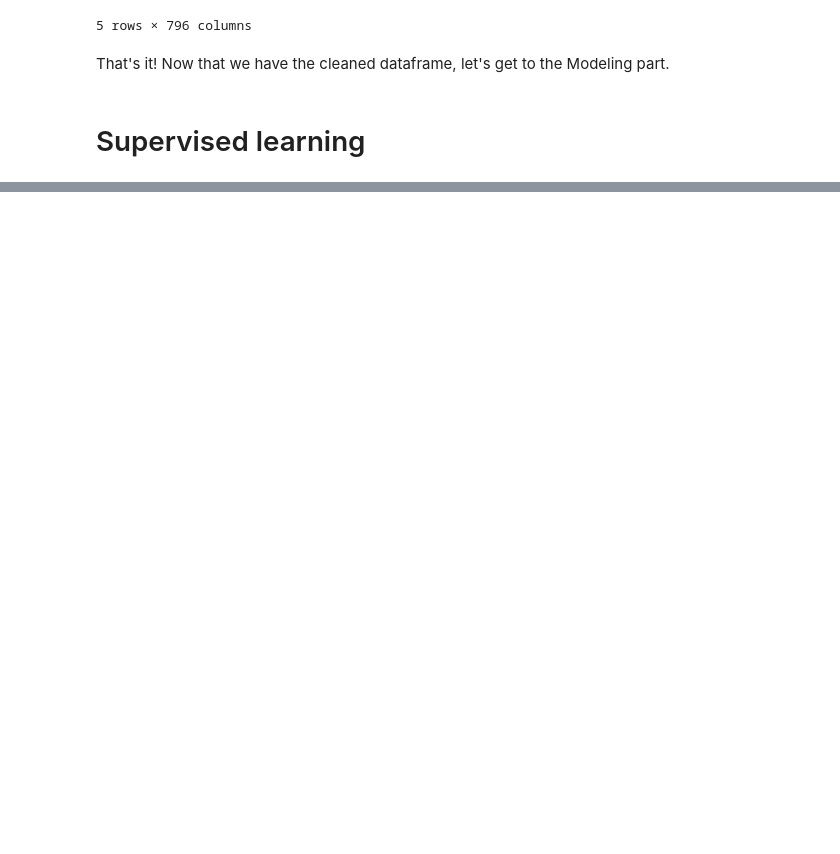
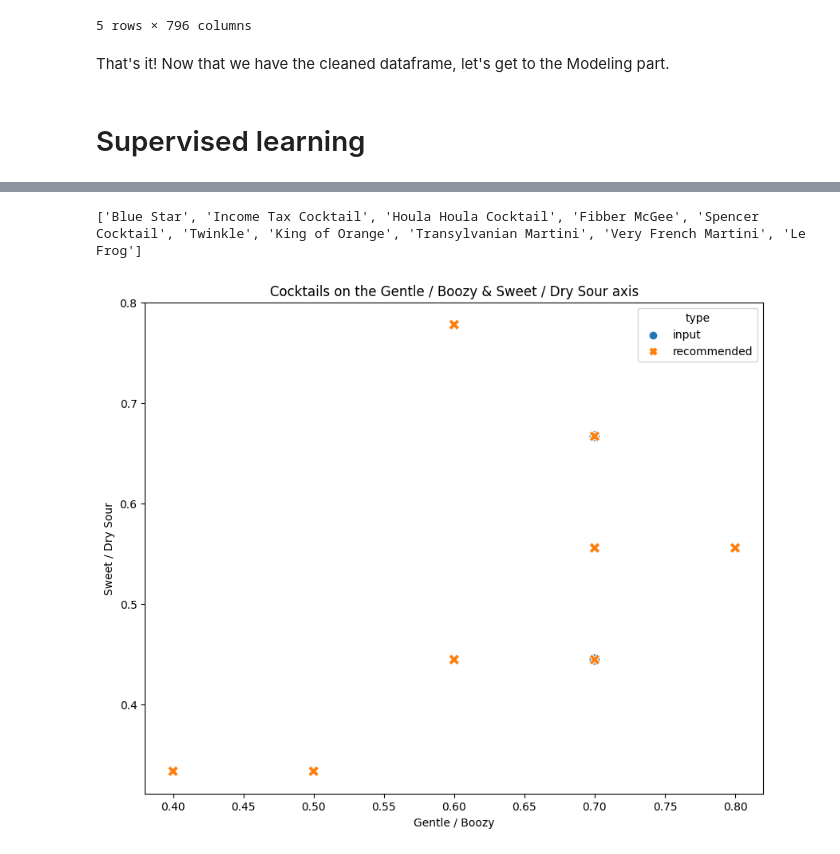
Before and after one commit to whodatboiii/Machine-Learning-Project-in-BA, a Jupyter notebook: difford_scrape.ipynb, the cells around one changed output, grey strips where cells are left out. Drawn from its saved outputs; the diff is of its cells as text; code cells hidden in the pictures; blank space fills up the shorter version.

```diff
--- a/difford_scrape.ipynb
+++ b/difford_scrape.ipynb
@@ -719,0 +903,47 @@ ModuleNotFoundError: No module named 'sklearn'
+# %%
+# Calculate cosine similarities
+cos_sim = cosine_similarity(df_scaled)
+
+# Create a DataFrame from the cosine similarities
+cos_sim_df = pd.DataFrame(cos_sim, index=df_scaled.index, columns=df_scaled.index)
+
+# Fit the NearestNeighbors
+nbrs = NearestNeighbors(n_neighbors=6, metric='cosine').fit(df_scaled)
+
+def recommend_cocktails(cocktails, nbrs):
+    recommendations = []
+    for cocktail in cocktails:
+        if cocktail in df_scaled.index:
+            distances, indices = nbrs.kneighbors(df_scaled.loc[[cocktail]])
+            recommendations += df_scaled.index[indices[0]].tolist()[1:]  # excluding the first one because it will be the same cocktail
+        else:
+            print('Cocktail not found.')
+    return recommendations
+
+# Get the recommendations
+cocktails_to_input = ["Abbey", "Hot Tub"]
+recommended_cocktails = recommend_cocktails(cocktails_to_input, nbrs)
+print(recommended_cocktails)
+# %% [output]
+['Blue Star', 'Income Tax Cocktail', 'Houla Houla Cocktail', 'Fibber McGee', 'Spencer Cocktail', 'Twinkle', 'King of Orange', 'Transylvanian Martini', 'Very French Martini', 'Le Frog']
+# %%
+# Concatenate the input cocktails and recommended cocktails
+cocktail_list = cocktails_to_input + recommended_cocktails
+
+# Select the cocktails in the cocktail list
+df_plot = df_scaled.loc[cocktail_list]
+
+# Create two new columns for the axes you're interested in
+df_plot['Gentle / Boozy'] = df_plot['Gentle / Boozy']  # replace with the actual column name
+df_plot['Sweet / Dry Sour'] = df_plot['Sweet / Dry Sour']  # replace with the actual column name
+
+# Create a new column 'type' that labels whether the cocktail is an input or a recommendation
+df_plot['type'] = df_plot.index.map(lambda x: 'input' if x in cocktails_to_input else 'recommended')
+
+# Plot the cocktails on the Gentle / Boozy & Sweet / Dry Sour axis
+plt.figure(figsize=(10, 8))
+sns.scatterplot(data=df_plot, x='Gentle / Boozy', y='Sweet / Dry Sour', hue='type', style='type', s=100)
+plt.title('Cocktails on the Gentle / Boozy & Sweet / Dry Sour axis')
+plt.show()
+# %% [output]
+[figure, added]
```
Also changed, not shown: parts of 15 cells of this notebook, 1 other file.
